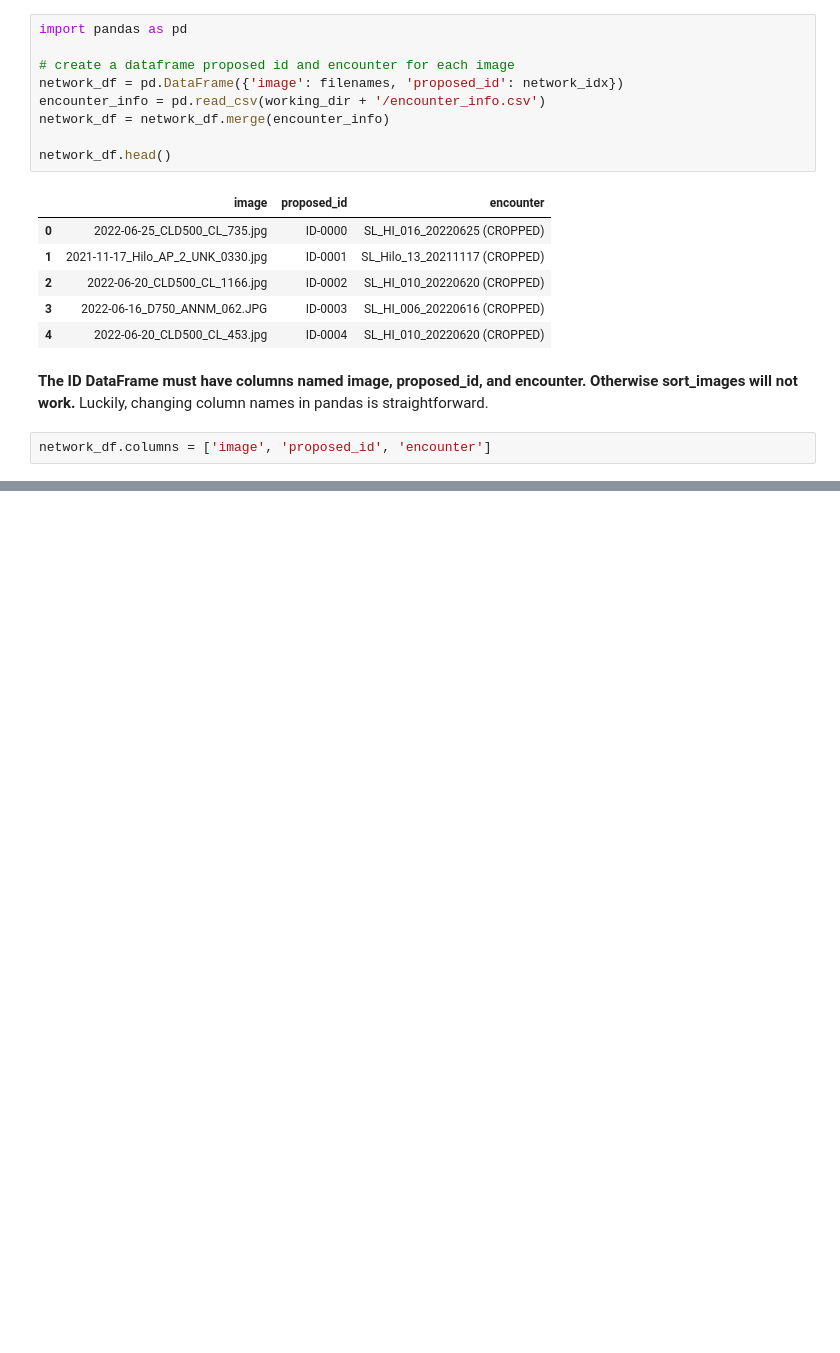
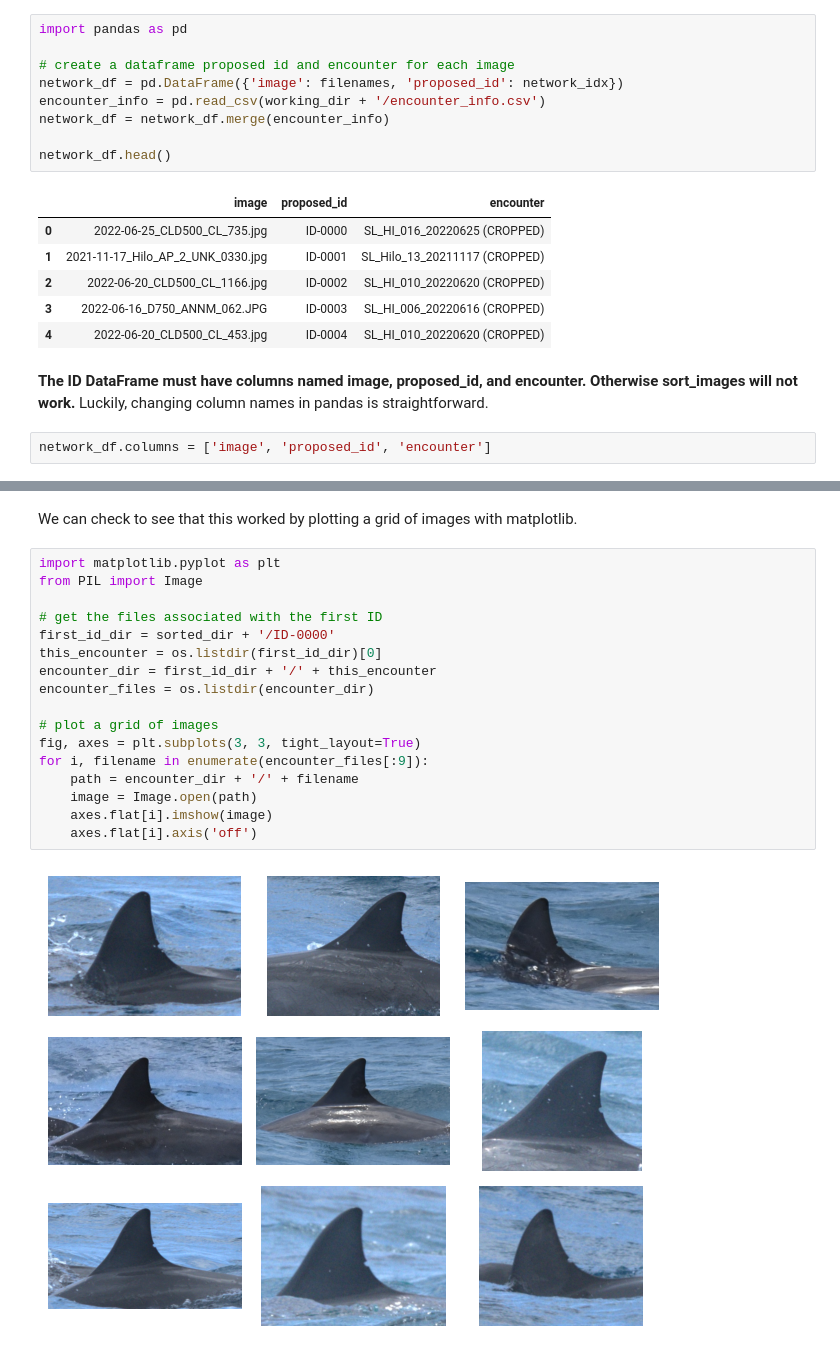
Before and after one commit to philpatton/pyseter, a Jupyter notebook: examples/general-overview.ipynb, the cells around one changed output, grey strips where cells are left out. Saved outputs shown, nothing was run; the diff lists cells and outputs as text; blank space fills up the shorter version.

```diff
--- a/examples/general-overview.ipynb
+++ b/examples/general-overview.ipynb
@@ -267,0 +278,21 @@ sort_images(network_df, all_image_dir=image_dir, output_dir=sorted_dir)
+# %% [markdown]
+We can check to see that this worked by plotting a grid of images with matplotlib.
+# %%
+import matplotlib.pyplot as plt
+from PIL import Image
+
+# get the files associated with the first ID
+first_id_dir = sorted_dir + '/ID-0000'
+this_encounter = os.listdir(first_id_dir)[0]
+encounter_dir = first_id_dir + '/' + this_encounter
+encounter_files = os.listdir(encounter_dir)
+
+# plot a grid of images
+fig, axes = plt.subplots(3, 3, tight_layout=True)
+for i, filename in enumerate(encounter_files[:9]):
+    path = encounter_dir + '/' + filename
+    image = Image.open(path)
+    axes.flat[i].imshow(image)
+    axes.flat[i].axis('off')
+# %% [output]
+[figure, added]
```
Also changed, not shown: parts of 15 cells of this notebook.
